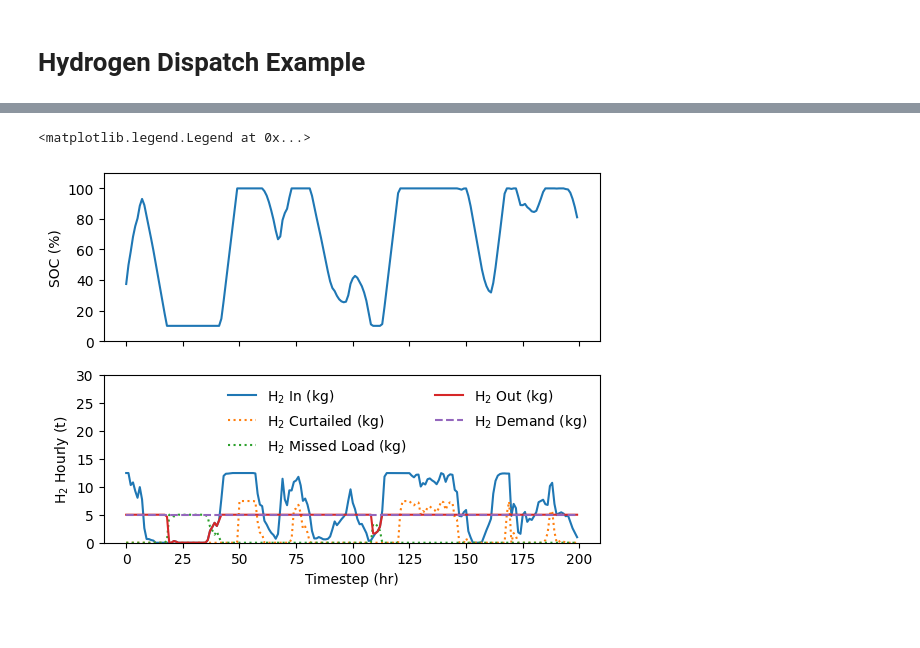
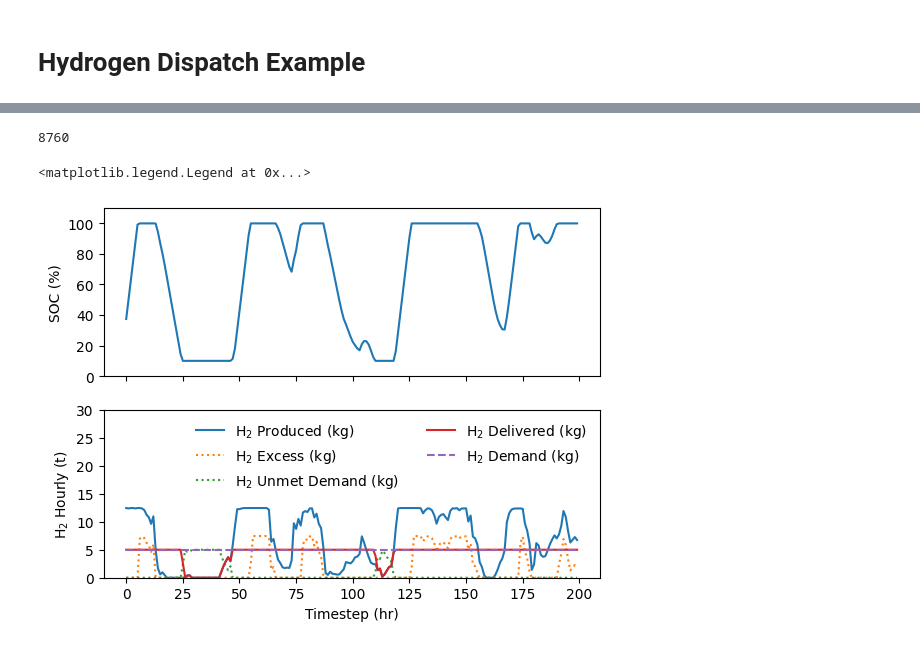
Before and after one commit to NREL/H2Integrate, a Jupyter notebook: examples/14_wind_hydrogen_dispatch/hydrogen_dispatch.ipynb, the cells around one changed output, grey strips where cells are left out. Drawn from its saved outputs; the diff is of its cells as text; code cells hidden in the pictures.

```diff
--- a/examples/14_wind_hydrogen_dispatch/hydrogen_dispatch.ipynb
+++ b/examples/14_wind_hydrogen_dispatch/hydrogen_dispatch.ipynb
@@ -59,6 +46,7 @@ fig, ax = plt.subplots(2, 1, sharex=True)
 start_hour = 0
 end_hour = 200
 total_time_steps = model.prob.get_val("h2_storage.hydrogen_soc").size
+print(total_time_steps)
 demand_profile = [
     model.technology_config["technologies"]["h2_storage"]["model_inputs"]["control_parameters"][
         "demand_profile"
@@ -77,38 +65,39 @@ ax[0].set_ylim([0, 110])
 ax[1].plot(
     range(start_hour, end_hour),
     model.prob.get_val("h2_storage.hydrogen_in", units="t/h")[start_hour:end_hour],
     linestyle="-",
-    label="H$_2$ In (kg)",
+    label="H$_2$ Produced (kg)",
 )
 ax[1].plot(
     range(start_hour, end_hour),
-    model.prob.get_val("h2_storage.hydrogen_curtailed", units="t/h")[start_hour:end_hour],
+    model.prob.get_val("h2_storage.hydrogen_excess_resource", units="t/h")[start_hour:end_hour],
     linestyle=":",
-    label="H$_2$ Curtailed (kg)",
+    label="H$_2$ Excess (kg)",
 )
 ax[1].plot(
     range(start_hour, end_hour),
-    model.prob.get_val("h2_storage.hydrogen_missed_load", units="t/h")[start_hour:end_hour],
+    model.prob.get_val("h2_storage.hydrogen_unmet_demand", units="t/h")[start_hour:end_hour],
     linestyle=":",
-    label="H$_2$ Missed Load (kg)",
+    label="H$_2$ Unmet Demand (kg)",
 )
 ax[1].plot(
     range(start_hour, end_hour),
     model.prob.get_val("h2_storage.hydrogen_out", units="t/h")[start_hour:end_hour],
     linestyle="-",
-    label="H$_2$ Out (kg)",
+    label="H$_2$ Delivered (kg)",
 )
 ax[1].plot(
     range(start_hour, end_hour),
     demand_profile[start_hour:end_hour],
     linestyle="--",
     label="H$_2$ Demand (kg)",
 )
 ax[1].set_ylim([0, 30])
 ax[1].set_ylabel("H$_2$ Hourly (t)")
 ax[1].set_xlabel("Timestep (hr)")
 
 plt.legend(ncol=2, frameon=False)
 # %% [output]
-<matplotlib.legend.Legend at 0x...>
+8760
+<matplotlib.legend.Legend at 0x...>
-[figure, old version]
+[figure, new version]
```
Also changed, not shown: parts of 3 cells of this notebook.
